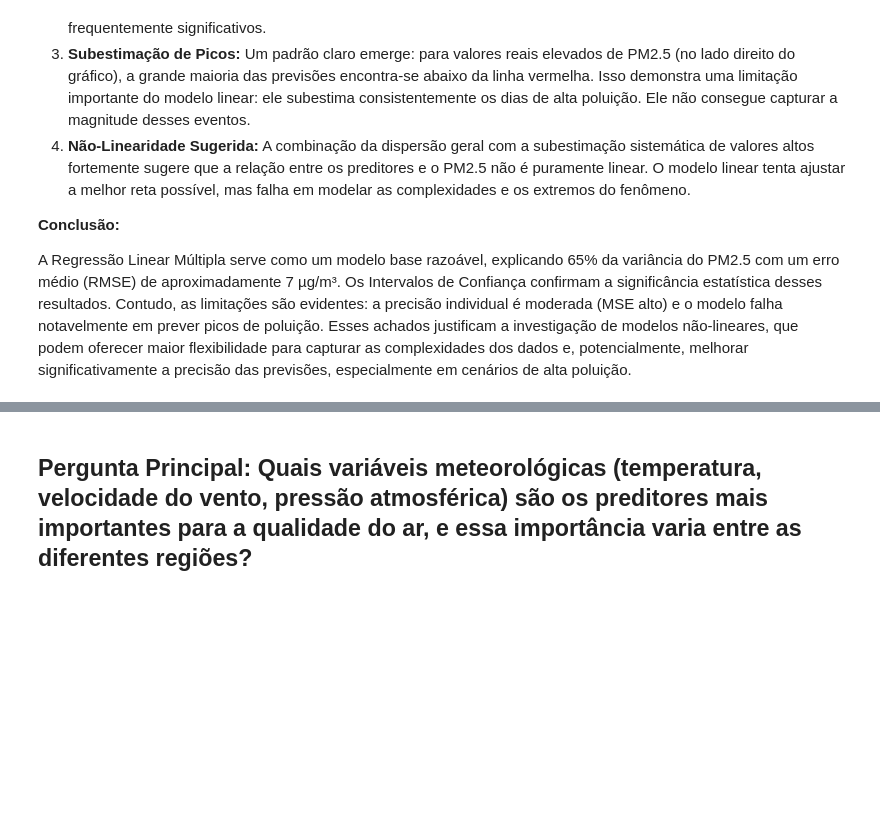
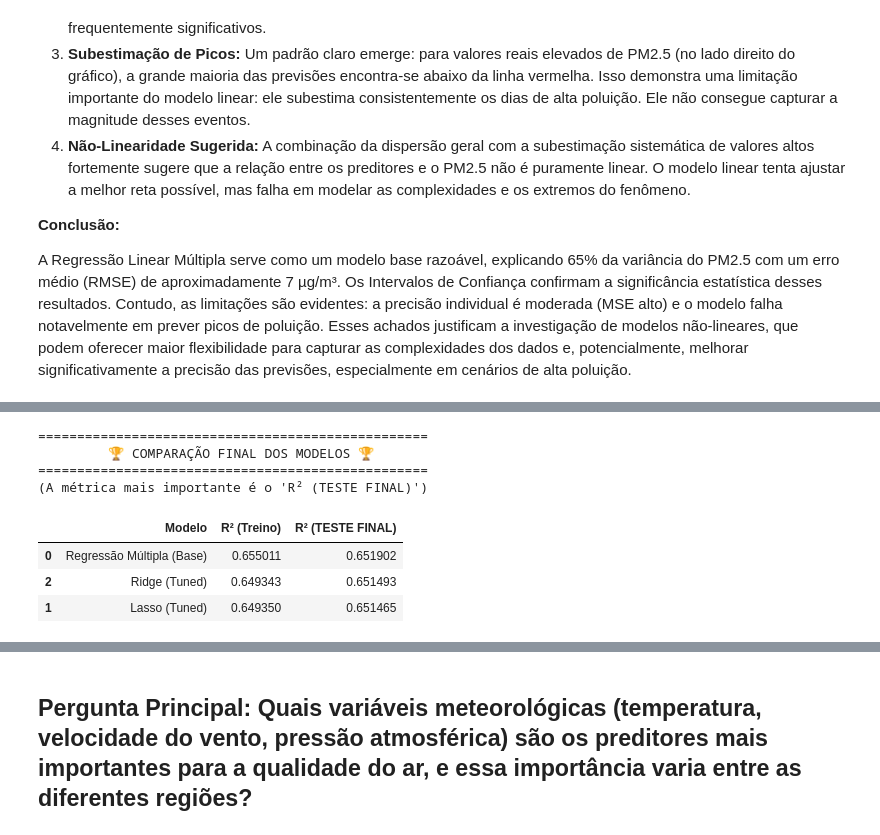
Before and after one commit to carolinabarcellos/AnaliseQualidadeAr, a Jupyter notebook: notebooks/Correlacao_e_Regressao.ipynb, the cells around one changed output, grey strips where cells are left out. Drawn from its saved outputs; the diff is of its cells as text; code cells hidden in the pictures; blank space fills up the shorter version.

```diff
--- a/notebooks/Correlacao_e_Regressao.ipynb
+++ b/notebooks/Correlacao_e_Regressao.ipynb
@@ -549,0 +722,47 @@ A Regressão Linear Múltipla serve como um modelo base razoável, explicando 65
+# %%
+# @title
+#Comparação Final dos Modelos no Conjunto de Teste
+
+# 1. Modelo Original (Regressão Linear Múltipla)
+y_pred_rm = pipeline_rm.predict(X_test)
+r2_rm_teste = r2_score(y_test, y_pred_rm)
+
+# 2. Modelo Lasso (Tuned)
+y_pred_lasso = modelo_lasso_final.predict(X_test)
+r2_lasso_teste = r2_score(y_test, y_pred_lasso)
+
+# 3. Modelo Ridge (Tuned)
+y_pred_ridge = modelo_ridge_final.predict(X_test)
+r2_ridge_teste = r2_score(y_test, y_pred_ridge)
+
+# --- Criando a Tabela de Comparação ---
+resultados_finais = {
+    'Modelo': ['Regressão Múltipla (Base)', 'Lasso (Tuned)', 'Ridge (Tuned)'],
+    'R² (Treino)': [
+        pipeline_rm.score(X_train, y_train), # R² de treino do RM
+        grid_search_lasso.best_score_,      # R² de validação do Lasso (o melhor do treino)
+        grid_search_ridge.best_score_       # R² de validação do Ridge (o melhor do treino)
+    ],
+    'R² (TESTE FINAL)': [
+        r2_rm_teste,
+        r2_lasso_teste,
+        r2_ridge_teste
+    ]
+}
+
+df_resultados = pd.DataFrame(resultados_finais).sort_values(by='R² (TESTE FINAL)', ascending=False)
+
+print("\n" + "="*50)
+print("         🏆 COMPARAÇÃO FINAL DOS MODELOS 🏆")
+print("="*50)
+print("(A métrica mais importante é o 'R² (TESTE FINAL)')")
+display(df_resultados)
+# %% [output]
+==================================================
+         🏆 COMPARAÇÃO FINAL DOS MODELOS 🏆
+==================================================
+(A métrica mais importante é o 'R² (TESTE FINAL)')
+|  | Modelo | R² (Treino) | R² (TESTE FINAL) |
+| 0 | Regressão Múltipla (Base) | 0.655011 | 0.651902 |
+| 2 | Ridge (Tuned) | 0.649343 | 0.651493 |
+| 1 | Lasso (Tuned) | 0.649350 | 0.651465 |
```
Also changed, not shown: parts of 15 cells of this notebook.
